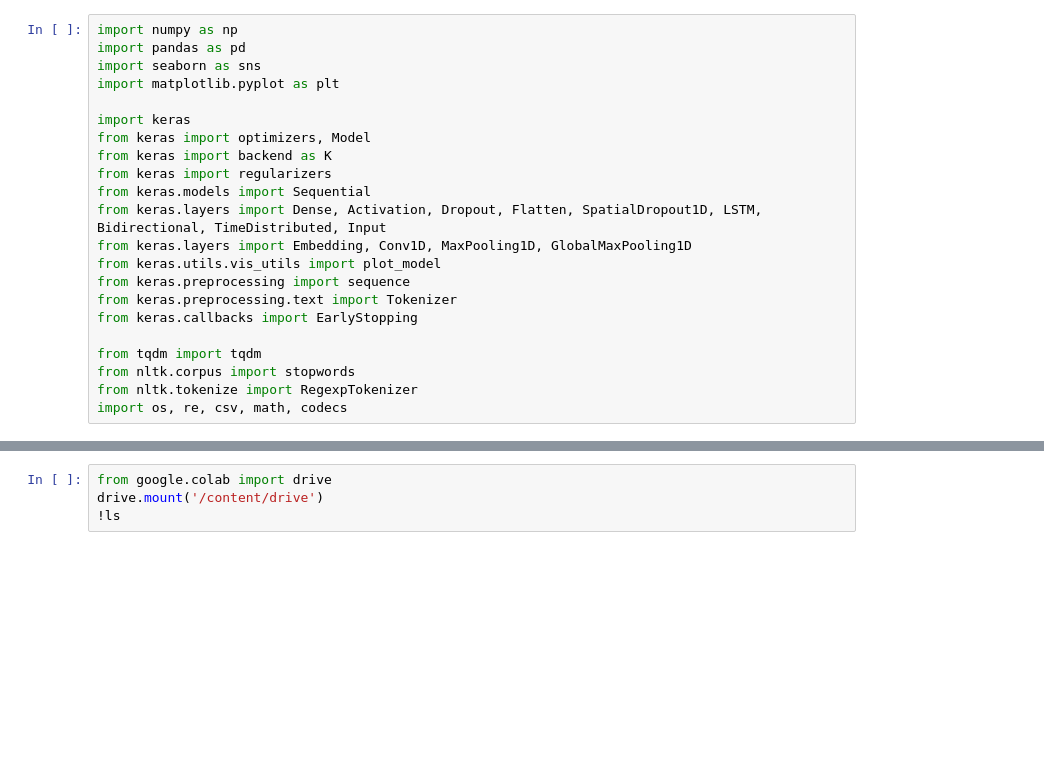
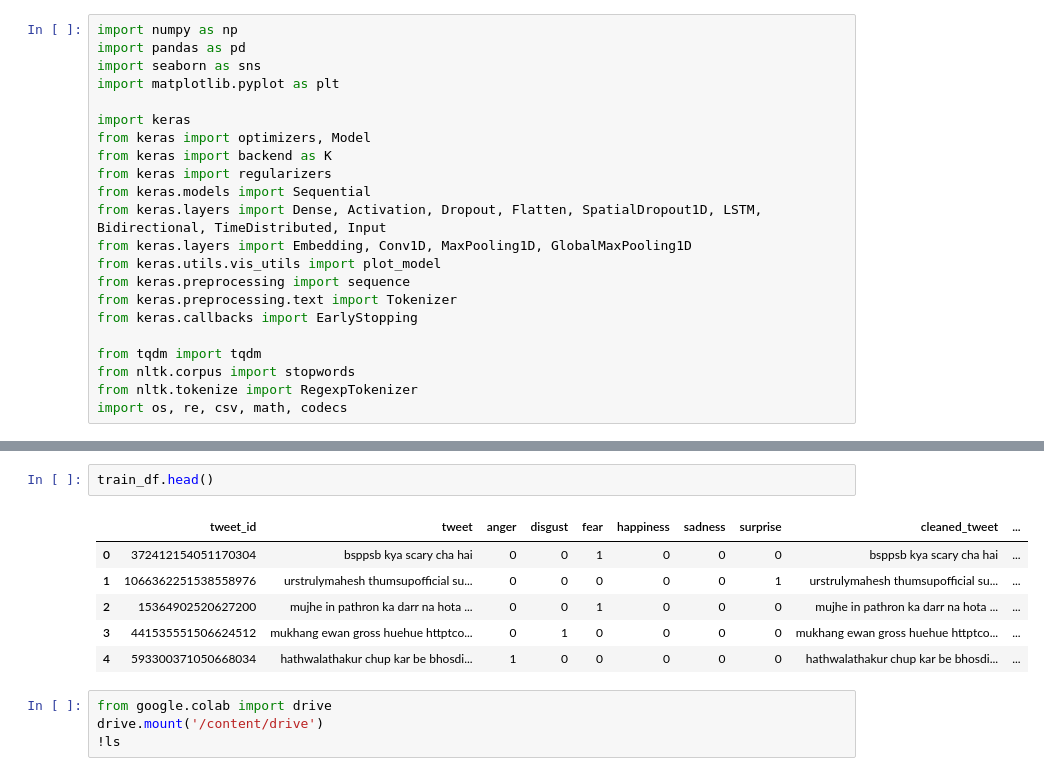
Before and after one commit to sruthi2498/Arduino-based-smart-glove, a Jupyter notebook: Models.ipynb, the cells around one changed output, grey strips where cells are left out. Drawn from its saved outputs; the diff is of its cells as text; blank space fills up the shorter version.

```diff
--- a/Models.ipynb
+++ b/Models.ipynb
@@ -43,3 +46,12 @@ df.head()
+# %%
+train_df.head()
+# %% [output]
+|  | tweet_id | tweet | anger | disgust | fear | happiness | sadness | surprise | cleaned_tweet | ... |
+| 0 | 372412154051170304 | bsppsb kya scary cha hai | 0 | 0 | 1 | 0 | 0 | 0 | bsppsb kya scary cha hai | ... |
+| 1 | 1066362251538558976 | urstrulymahesh thumsupofficial su... | 0 | 0 | 0 | 0 | 0 | 1 | urstrulymahesh thumsupofficial su... | ... |
+| 2 | 15364902520627200 | mujhe in pathron ka darr na hota ... | 0 | 0 | 1 | 0 | 0 | 0 | mujhe in pathron ka darr na hota ... | ... |
+| 3 | 441535551506624512 | mukhang ewan gross huehue httptco... | 0 | 1 | 0 | 0 | 0 | 0 | mukhang ewan gross huehue httptco... | ... |
+| 4 | 593300371050668034 | hathwalathakur chup kar be bhosdi... | 1 | 0 | 0 | 0 | 0 | 0 | hathwalathakur chup kar be bhosdi... | ... |
 # %%
 from google.colab import drive
 drive.mount('/content/drive')
```
Also changed, not shown: parts of 10 cells of this notebook.
